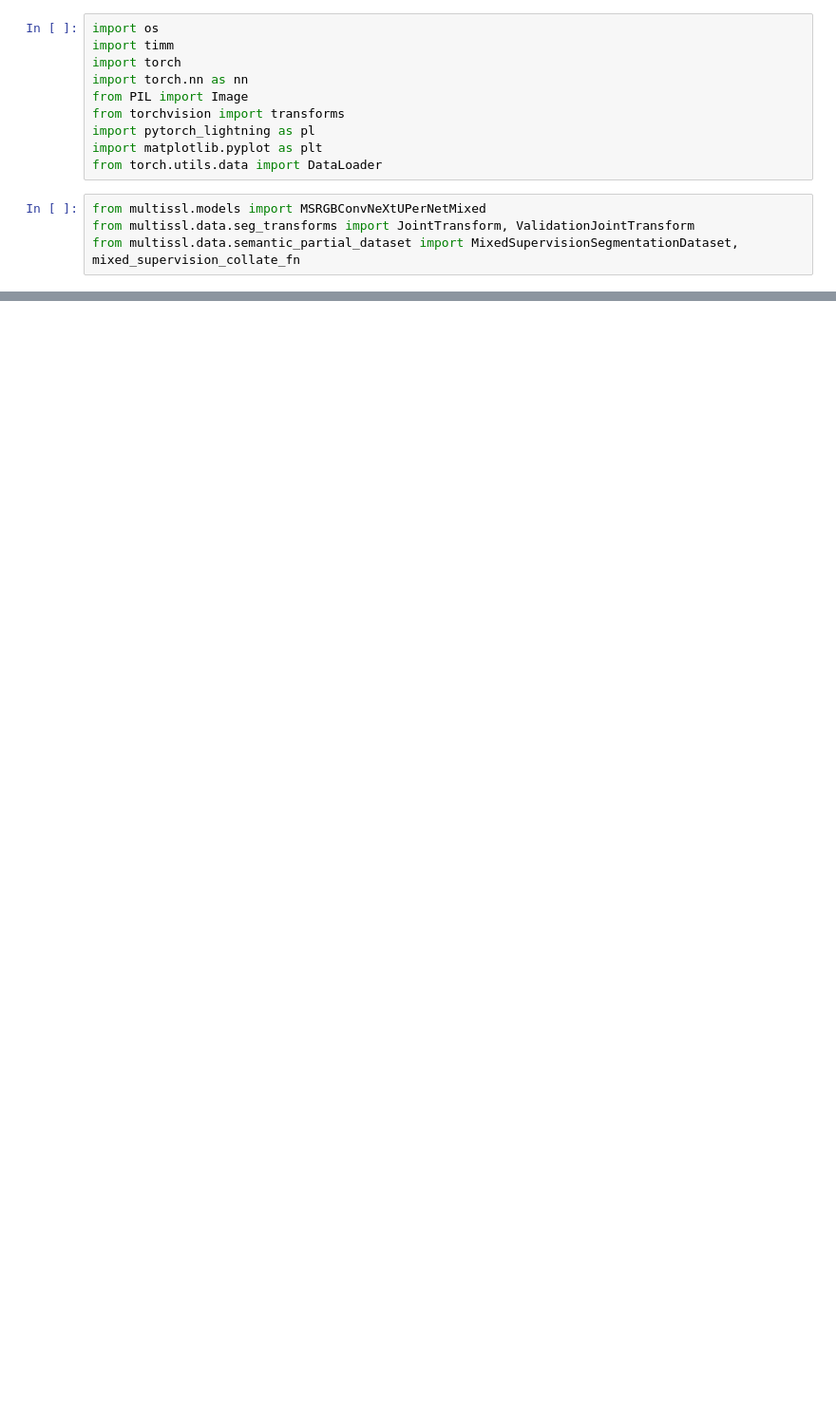
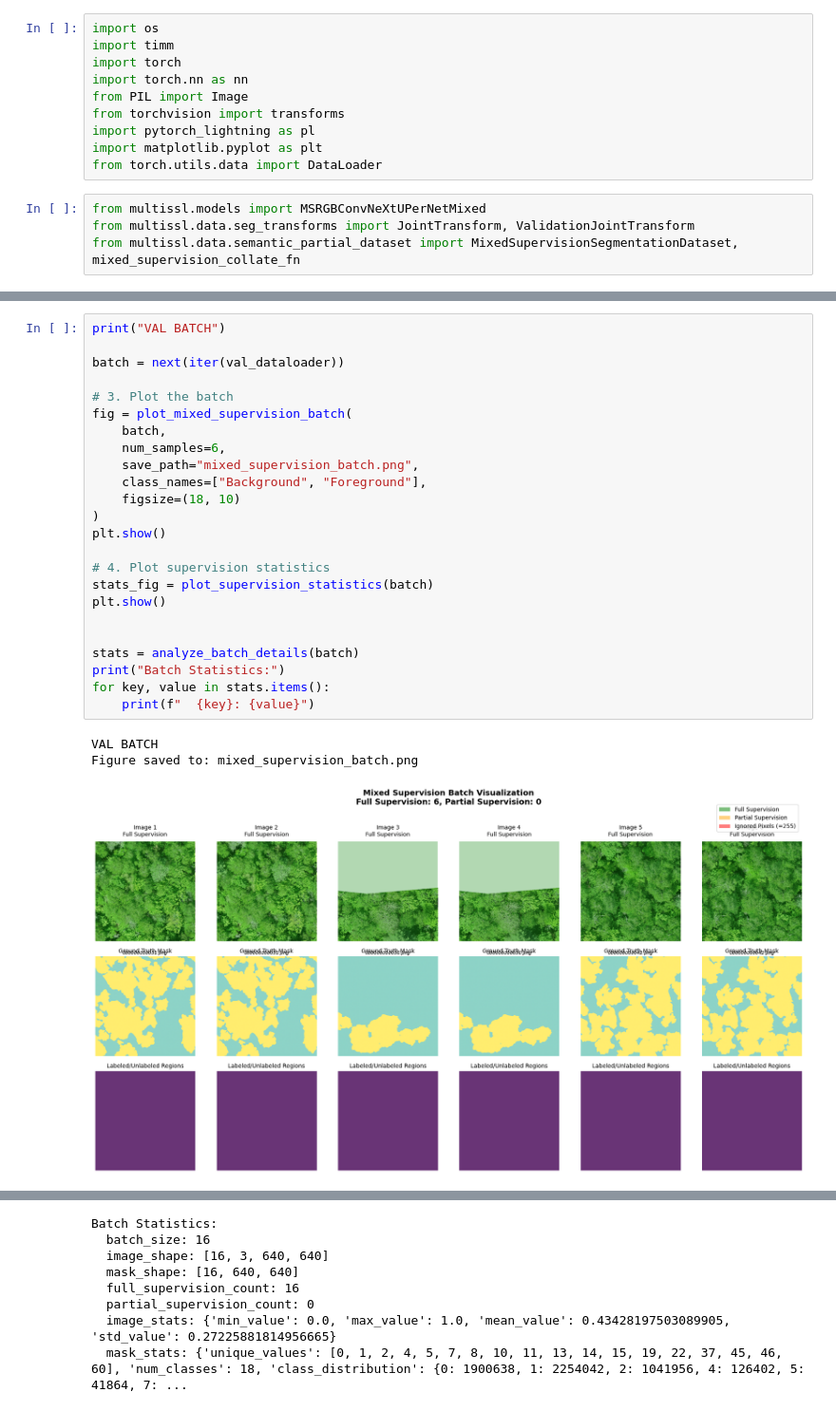
Before and after one commit to jurriandoornbos/multi_ssl, a Jupyter notebook: notebooks/h_pasiphae_trees.ipynb, the cells around one changed output, grey strips where cells are left out. Shown at 95% size. Drawn from its saved outputs; the diff is of its cells as text; blank space fills up the shorter version.

```diff
--- a/notebooks/h_pasiphae_trees.ipynb
+++ b/notebooks/h_pasiphae_trees.ipynb
@@ -98,0 +443,28 @@ Dataset composition:
+# %%
+print("VAL BATCH")
+
+batch = next(iter(val_dataloader))
+
+# 3. Plot the batch
+fig = plot_mixed_supervision_batch(
+    batch,
+    num_samples=6,
+    save_path="mixed_supervision_batch.png",
+    class_names=["Background", "Foreground"],
+    figsize=(18, 10)
+)
+plt.show()
+
+# 4. Plot supervision statistics
+stats_fig = plot_supervision_statistics(batch)
+plt.show()
+
+
+stats = analyze_batch_details(batch)
+print("Batch Statistics:")
+for key, value in stats.items():
+    print(f"  {key}: {value}")
+# %% [output]
+VAL BATCH
+Figure saved to: mixed_supervision_batch.png
+[figure, added]
@@ -99,3 +472,11 @@ Dataset composition:
+Batch Statistics:
+  batch_size: 16
+  image_shape: [16, 3, 640, 640]
+  mask_shape: [16, 640, 640]
+  full_supervision_count: 16
+  partial_supervision_count: 0
+  image_stats: {'min_value': 0.0, 'max_value': 1.0, 'mean_value': 0.43428197503089905, 'std_value': 0.27225881814956665}
+  mask_stats: {'unique_values': [0, 1, 2, 4, 5, 7, 8, 10, 11, 13, 14, 15, 19, 22, 37, 45, 46, 60], 'num_classes': 18, 'class_distribution': {0: 1900638, 1: 2254042, 2: 1041956, 4: 126402, 5: 41864, 7: ...
 # %%
 # Create callbacks
 from pytorch_lightning.callbacks import RichProgressBar, ModelCheckpoint, LearningRateMonitor
```
Also changed, not shown: parts of 9 cells of this notebook, 5 other files.
